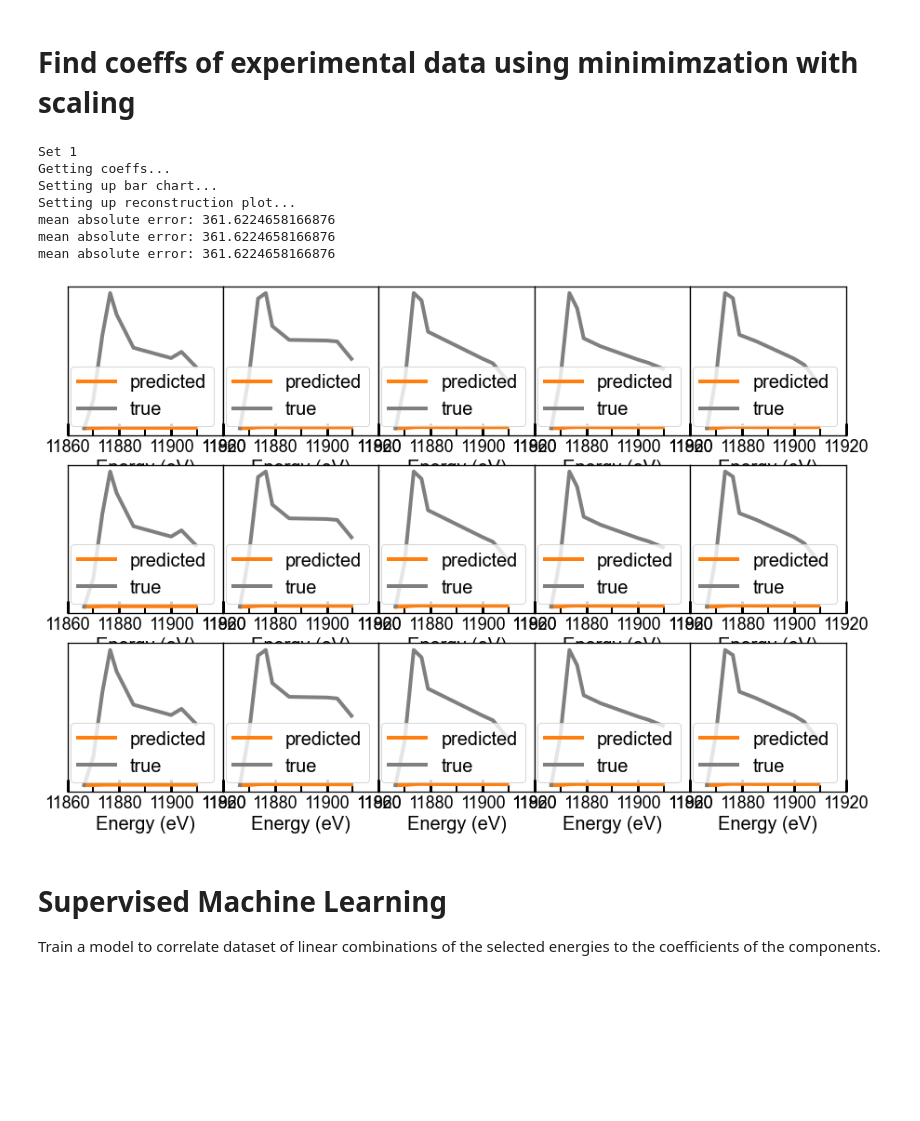
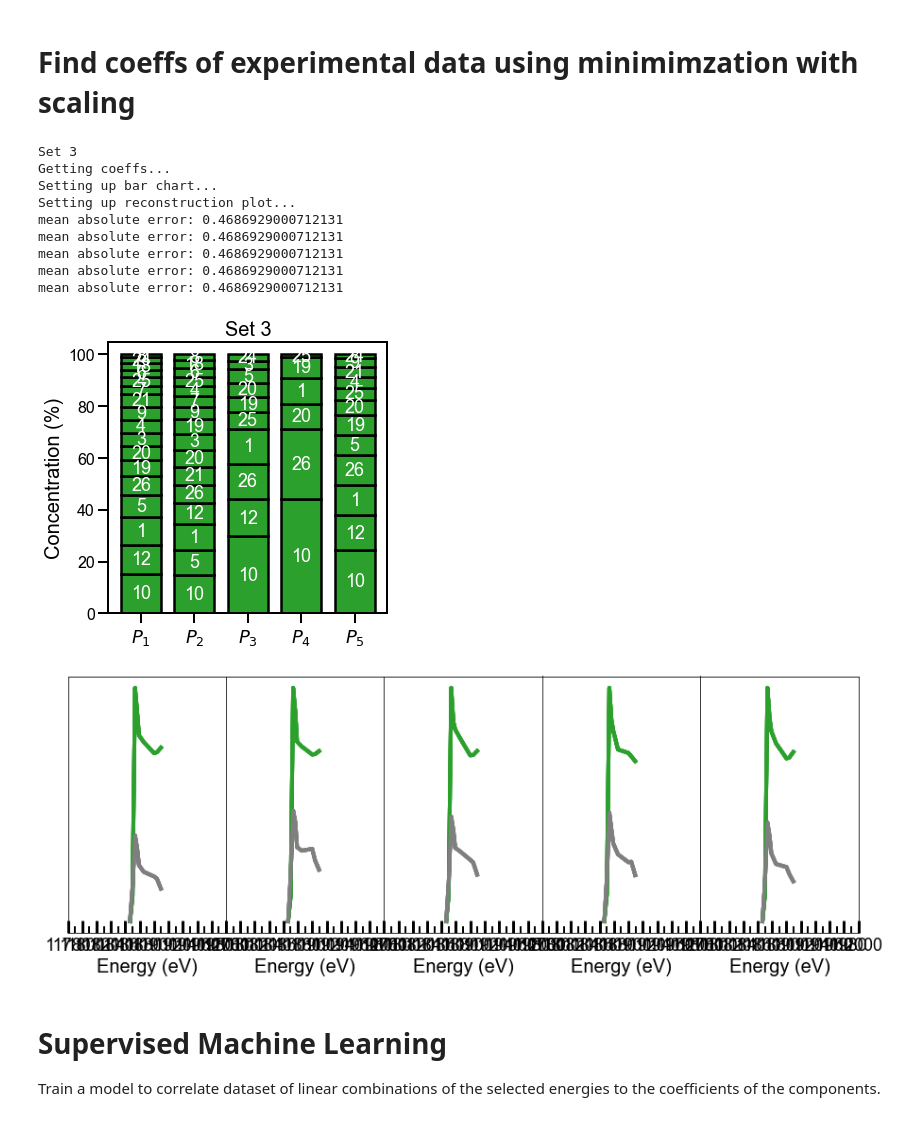
Before and after one commit to stetef/Energy-Point-Selection, a Jupyter notebook: Data Analysis.ipynb, the cells around one changed output. Drawn from its saved outputs; the diff is of its cells as text; code cells hidden in the pictures; blank space fills up the shorter version.

Commit message:
fixed color bug

```diff
--- a/Data Analysis.ipynb
+++ b/Data Analysis.ipynb
@@ -537,10 +537,12 @@ plt.savefig('Figures/minimization_optimization_noise_error.png', dpi=800,
 # %%
-for Set in range(1, 6):
+#for Set in range(1, 6):
+for Set in [3]:
     print(f'Set {Set}')
     setdata = DATA[Set]
     Spectra = []
     for i, pt in enumerate(setdata):
         spectrum = np.array(pt['I'], dtype=float)
+        spectrum = spectrum / np.max(spectrum)
         Spectra.append(spectrum)
     Spectra = np.array(Spectra)
     print('Getting coeffs...')
@@ -548,50 +550,59 @@ for Set in range(1, 6):
     Scales, Coeffs = get_coeffs_from_spectra(Spectra, Y_Refs, scaling=True,
                                              lambda1=0.3, tol=0.01)
     print('Setting up bar chart...')
-    """
+
     fig, ax = plt.subplots(figsize=(len(setdata), 5))
     plt.subplots_adjust(wspace=0, hspace=0.25)
 
-    make_conc_bar_chart((fig, ax), Coeffs, data_columns, width=0.75, varcolor=0, format_ticks=False)
+    make_conc_bar_chart((fig, ax), Coeffs, data_columns, width=0.75,
+                        varcolor=(Set - 1)*2, format_ticks=False)
 
     m = Coeffs.shape[0]
     labels = ["$" + "P_{" + f"{i}" + "}$" for i in range(1, m + 1)]
     ax.set_xticks(np.arange(0, m))
     ax.set_xticklabels(labels, fontsize=18)
 
     plt.setp(ax.get_yticklabels(), fontsize=16)
 
     plt.title(f'Set {Set}', fontsize=20)
     plt.savefig(f'Figures/Set_{Set}_coeff_bar_chart.png', dpi=800, transparent=True)
-    """
+
     print('Setting up reconstruction plot...')
 
     m = 5
     N = len(Spectra)
     nrows = N//m
-    fig, axes = plt.subplots(figsize=(5*nrows, 5*2), ncols=m, nrows=nrows)
-    plt.subplots_adjust(wspace=0, hspace=0.2)
+    fig, axes = plt.subplots(figsize=(5*ncols, 5*nrows), ncols=m, nrows=nrows)
+    plt.subplots_adjust(wspace=0, hspace=0)
 
     for i in range(axes.shape[0]):
-        err = plot_reconstructions((fig, axes[i, :]), Spectra, Coeffs, m, X_energies,
-                                       Y_Refs, scale=Scales, color=2)
-        for j in range(axes.shape[1]):
-            axes[i, j].set_ylabel(None)
-            set_spine_width(axes[i, j], width=1.3)
+        if len(axes.shape) == 2:
+            err = plot_reconstructions((fig, axes[i, :]), Spectra, Coeffs, m, X_energies,
+                                    Y_Refs, scale=Scales, color=(Set - 1)*2, leg=False)
+            for j in range(axes.shape[1]):
+                axes[i, j].set_ylabel(None)
+                axes[i, j].set_xticks([])
+                axes[i, j].set_xticklabels([])
+                axes[i, j].tick_params(direction='out', which='major', axis='x')
+                set_spine_width(axes[i, j], width=1.3)
+        else:
+            err = plot_reconstructions((fig, axes), Spectra, Coeffs, m, X_energies,
+                                    Y_Refs, scale=Scales, color=(Set - 1)*2, leg=False)
 
     plt.savefig(f'Figures/Set_{Set}_recon_plot.png',
                 dpi=800, bbox_inches='tight', transparent=True)
-
-    break
 # %% [output]
-Set 1
+Set 3
 Getting coeffs...
 Setting up bar chart...
 Setting up reconstruction plot...
-mean absolute error: 361.6224658166876
-mean absolute error: 361.6224658166876
-mean absolute error: 361.6224658166876
+mean absolute error: 0.4686929000712131
+mean absolute error: 0.4686929000712131
+mean absolute error: 0.4686929000712131
+mean absolute error: 0.4686929000712131
+mean absolute error: 0.4686929000712131
-[figure, old version]
+[figure, new version]
+[figure, added]
 # %% [markdown]
 # Supervised Machine Learning
 Train a model to correlate dataset of linear combinations of the selected energies to the coefficients of the components.
```
Also changed, not shown: parts of 2 cells of this notebook, 8 other files.
